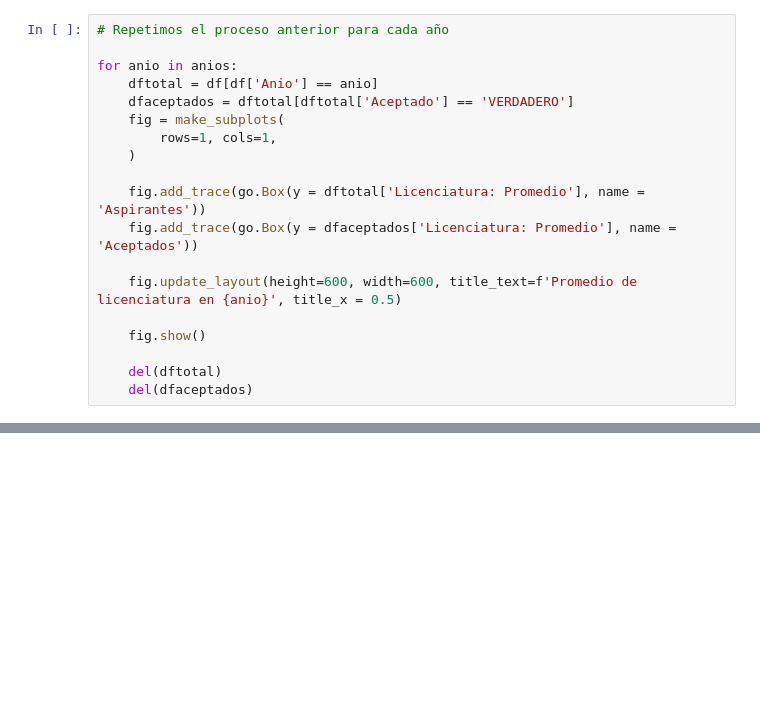
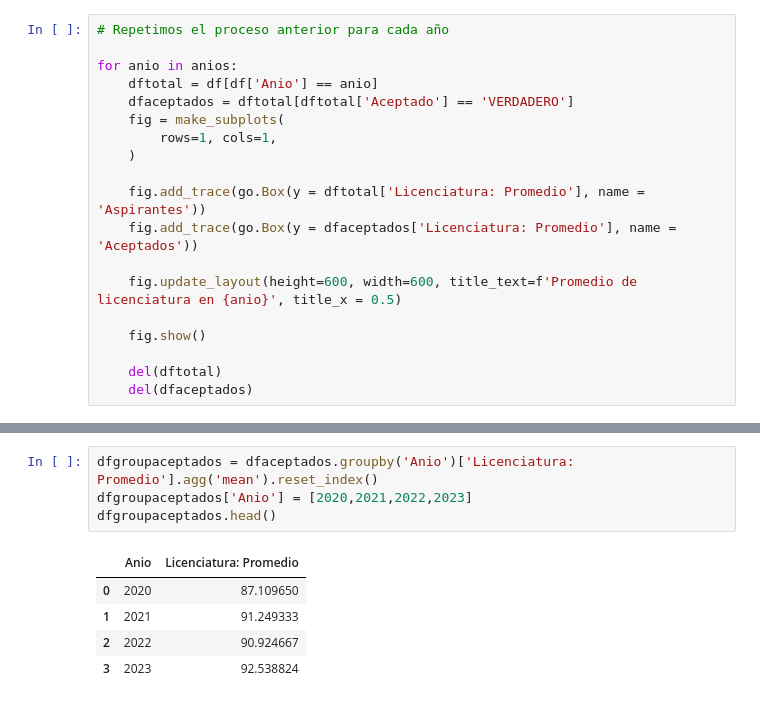
Before and after one commit to fofojaramillo/aspirantes-historia, a Jupyter notebook: notebooks/Graficas_promedio_edad.ipynb, the cells around one changed output, grey strips where cells are left out. Saved outputs shown, nothing was run; the diff lists cells and outputs as text; blank space fills up the shorter version.

```diff
--- a/notebooks/Graficas_promedio_edad.ipynb
+++ b/notebooks/Graficas_promedio_edad.ipynb
@@ -65,0 +81,10 @@ for anio in anios:
+# %%
+dfgroupaceptados = dfaceptados.groupby('Anio')['Licenciatura: Promedio'].agg('mean').reset_index()
+dfgroupaceptados['Anio'] = [2020,2021,2022,2023]
+dfgroupaceptados.head()
+# %% [output]
+|  | Anio | Licenciatura: Promedio |
+| 0 | 2020 | 87.109650 |
+| 1 | 2021 | 91.249333 |
+| 2 | 2022 | 90.924667 |
+| 3 | 2023 | 92.538824 |
```
Also changed, not shown: parts of 7 cells of this notebook.
